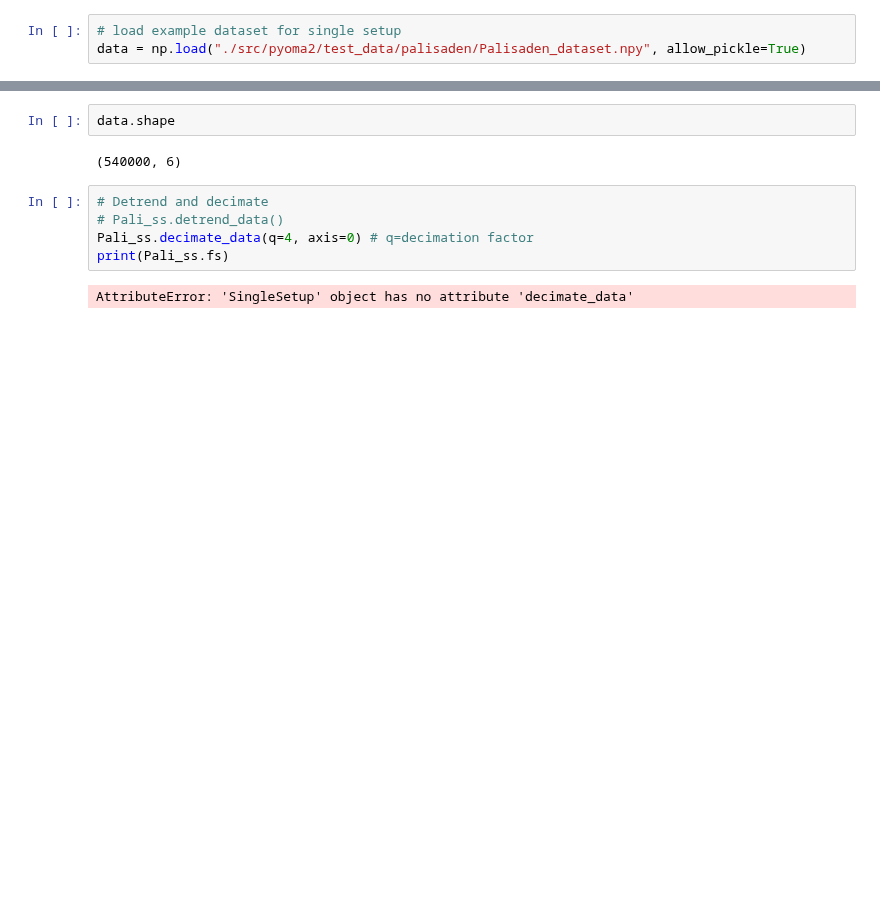
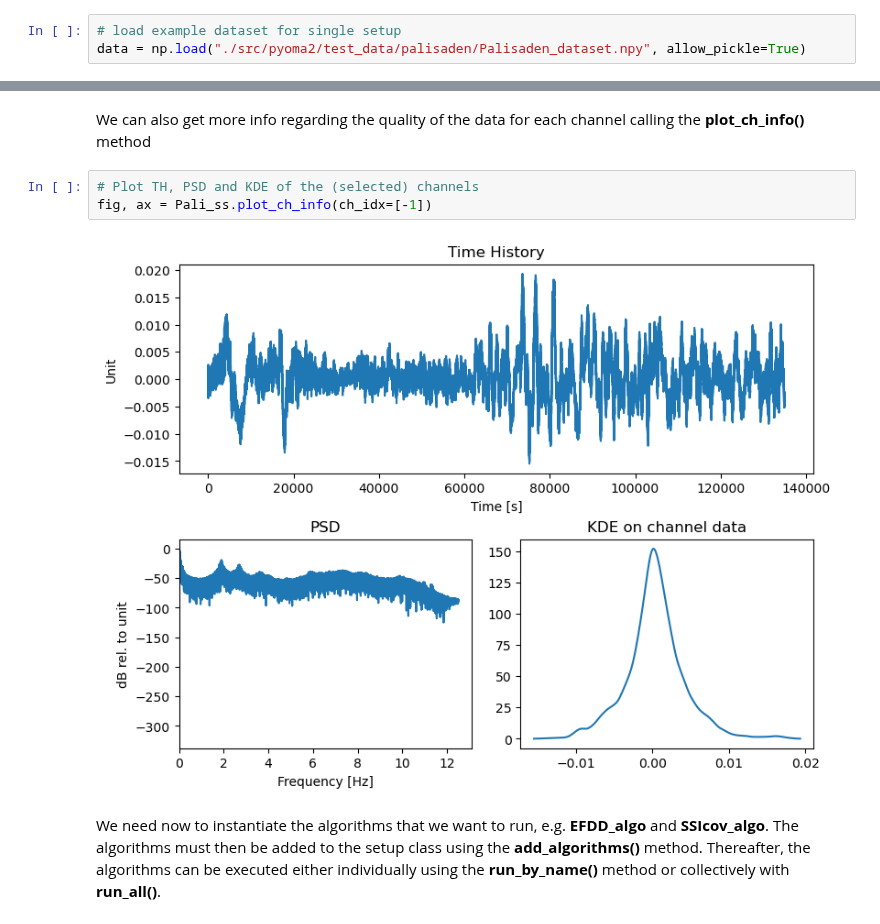
Before and after one commit to dagghe/pyOMA2, a Jupyter notebook: SingleSetupExample.ipynb, the cells around one changed output, grey strips where cells are left out. Drawn from its saved outputs; the diff is of its cells as text; blank space fills up the shorter version.

```diff
--- a/SingleSetupExample.ipynb
+++ b/SingleSetupExample.ipynb
@@ -41,11 +90,11 @@ data[:,idx_list].shape
+# %% [markdown]
+We can also get more info regarding the quality of the data for each channel calling the **plot_ch_info()** method
 # %%
-data.shape
+# Plot TH, PSD and KDE of the (selected) channels
+fig, ax = Pali_ss.plot_ch_info(ch_idx=[-1])
 # %% [output]
-(540000, 6)
+[figure, added]
-# %%
-# Detrend and decimate
-# Pali_ss.detrend_data()
-Pali_ss.decimate_data(q=4, axis=0) # q=decimation factor
-print(Pali_ss.fs)
-# %% [output]
-AttributeError: 'SingleSetup' object has no attribute 'decimate_data'
+# %% [markdown]
+We need now to instantiate the algorithms that we want to run, e.g. **EFDD_algo** and **SSIcov_algo**. The algorithms must then be added to the setup class using the
+**add_algorithms()** method.
+Thereafter, the algorithms can be executed either individually using the **run_by_name()** method or collectively with **run_all()**.
```
Also changed, not shown: parts of 29 cells of this notebook.
